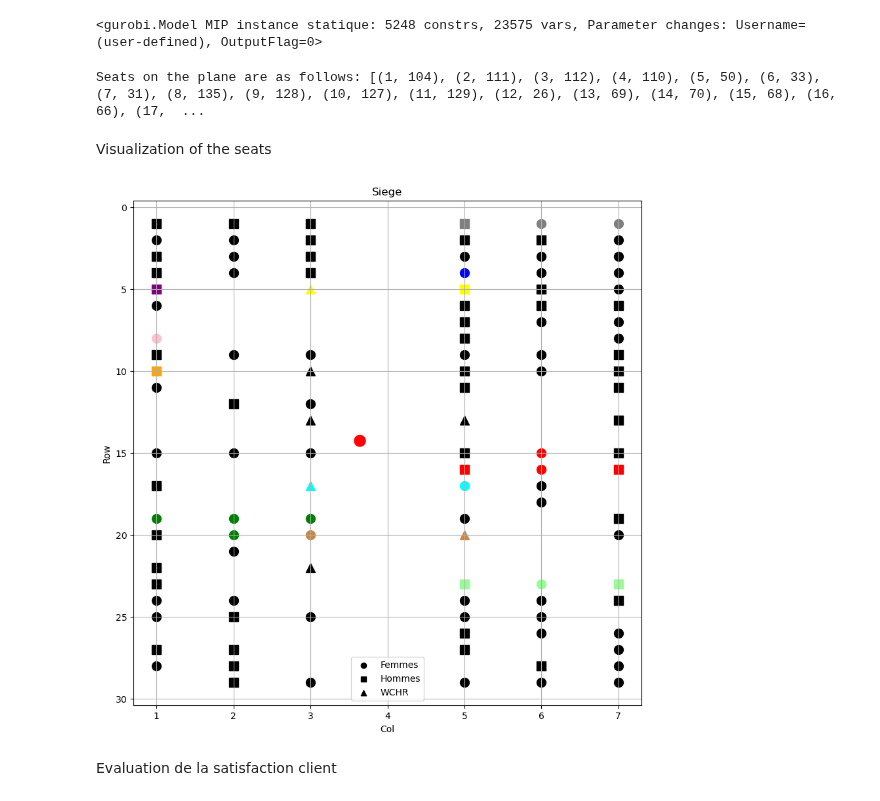
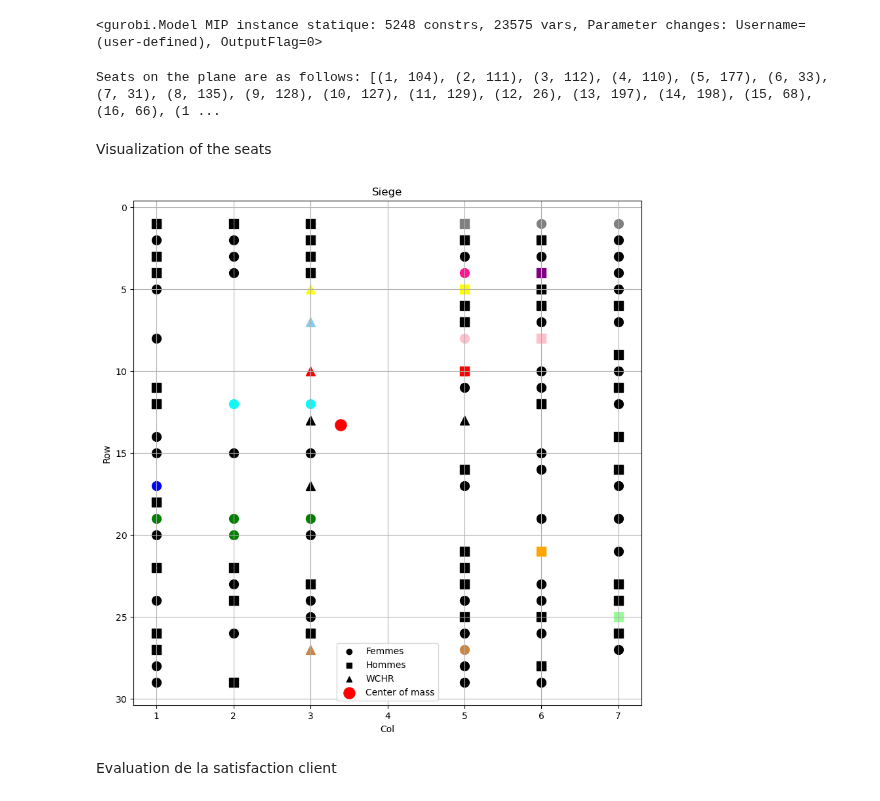
Before and after one commit to DelphineSalzmann/Opti_AirFrance, a Jupyter notebook: main.ipynb, the cells around one changed output. Drawn from its saved outputs; the diff is of its cells as text; code cells hidden in the pictures.

```diff
--- a/main.ipynb
+++ b/main.ipynb
@@ -247,13 +247,13 @@ display(m) # Text mode display of PL
 <gurobi.Model MIP instance statique: 5248 constrs, 23575 vars, Parameter changes: Username=(user-defined), OutputFlag=0>
 # %%
 #Resolution
-m.Params.timeLimit = 250
+m.Params.timeLimit = 120
 m.optimize()
 # Solution display
 print()
 print("Seats on the plane are as follows:", [(i, j) for i in range(1, len(Passengers) + 1) for j in range(1, ns + 1) if S[(i, j)].x])
 # %% [output]
-Seats on the plane are as follows: [(1, 104), (2, 111), (3, 112), (4, 110), (5, 50), (6, 33), (7, 31), (8, 135), (9, 128), (10, 127), (11, 129), (12, 26), (13, 69), (14, 70), (15, 68), (16, 66), (17,  ...
+Seats on the plane are as follows: [(1, 104), (2, 111), (3, 112), (4, 110), (5, 177), (6, 33), (7, 31), (8, 135), (9, 128), (10, 127), (11, 129), (12, 26), (13, 197), (14, 198), (15, 68), (16, 66), (1 ...
 # %% [markdown]
 Visualization of the seats
 # %%
@@ -313,43 +313,45 @@ shapes = {
 
 # Define colors for the groups with 3 passangers
 colors = {
-    1: 'red',
+    7: 'red',
     4: 'green',
-    5: 'blue',
+    20: 'blue',
     14: 'orange',
     23: 'purple',
     46: 'gray',
     3: 'yellow',
-    10: 'cyan',
+    15: 'cyan',
     17: 'peru',
-    19:'palegreen',
-    2: 'pink'
+    13:'palegreen',
+    18: 'pink',
+    5:'deeppink',
+    12:'skyblue'
 }
 
 plt.figure(figsize=(10, 10))
 for idx, coord in enumerate(seat_coords):
     group = Passengers[idx + 1]['group']
     gender = Passengers[idx + 1]['gender']
     color = colors.get(group, 'black')  # Get color for the group, default to black if not in colors dictionary
     shape = shapes.get(gender, 'o')      # Get shape for the gender, default to circle if not in shapes dictionary
     plt.scatter(coord[0], coord[1], color=color, marker=shape,  s=100)  # Use marker parameter to set the shape
 
 # Add labels for each gender
 for gender, shape in shapes.items():
     plt.scatter([], [], color='black', marker=shape, label=gender)  # Create invisible scatter plot to add label
 
 # Plotting the center of mass
-plt.scatter(x_g.getValue(), y_g.getValue(), color='red', marker='o', s=150)  # Larger red point for center of mass
+plt.scatter(x_g.getValue(), y_g.getValue(), color='red', marker='o', s=150, label='Center of mass')  # Larger red point for center of mass
 
 plt.xlabel('Col')
 plt.ylabel('Row')
 plt.title('Siege')
 plt.grid(True)
 plt.gca().invert_yaxis()
 plt.legend()  # Show legend with gender labels
 plt.show()
 # %% [output]
-[figure, old version]
+[figure, new version]
 # %% [markdown]
 Evaluation de la satisfaction client
 # %% [markdown]
```
Also changed, not shown: parts of 7 cells of this notebook.
